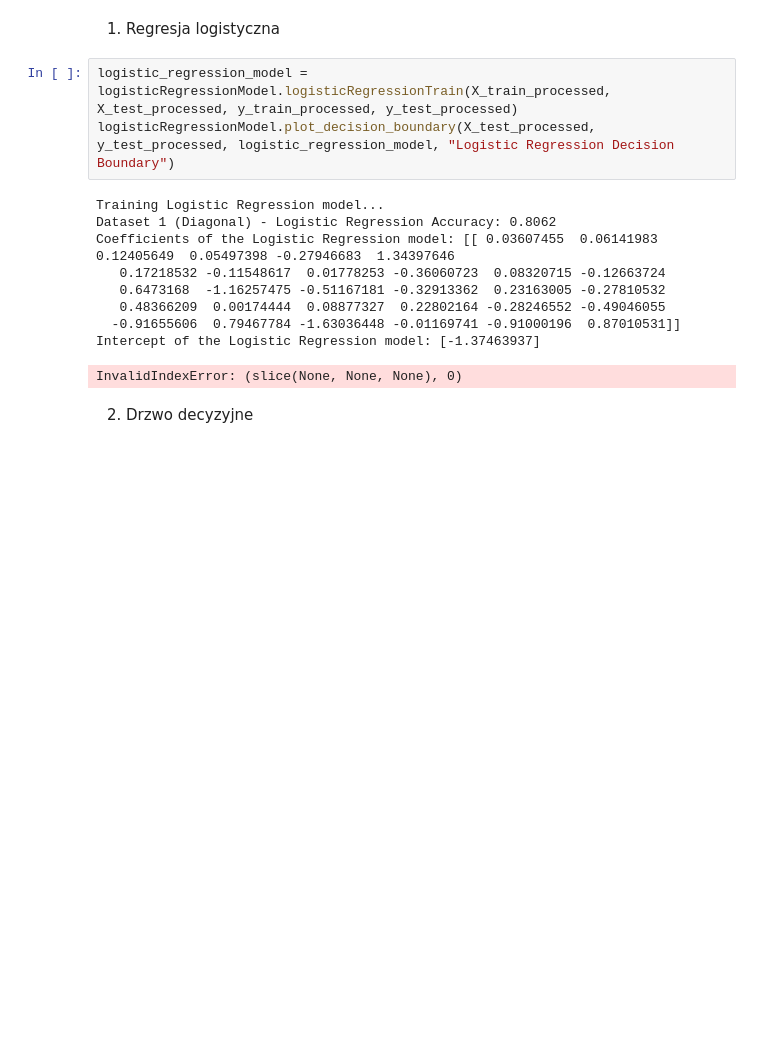
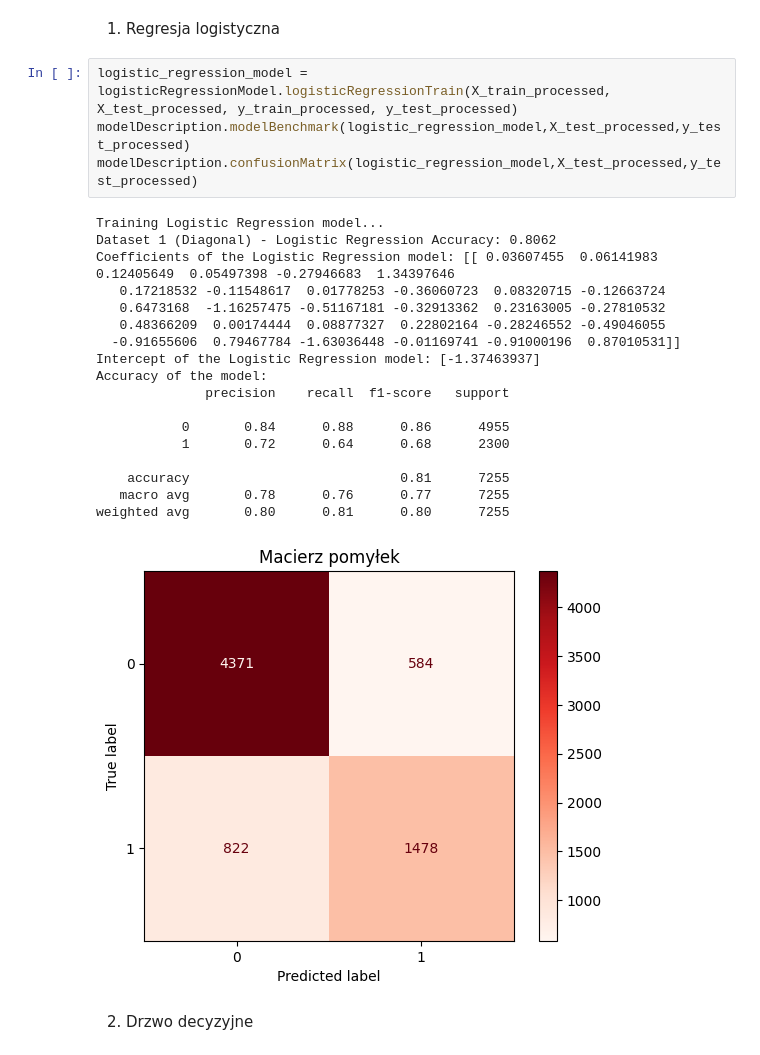
Before and after one commit to KsaweryKomasara/Projekt_KNDS, a Jupyter notebook: Nootebooks/main.ipynb, the cells around one changed output. Drawn from its saved outputs; the diff is of its cells as text; blank space fills up the shorter version.

```diff
--- a/Nootebooks/main.ipynb
+++ b/Nootebooks/main.ipynb
@@ -193,17 +197,27 @@ Processed training dataset:
 1. Regresja logistyczna
 # %%
 logistic_regression_model = logisticRegressionModel.logisticRegressionTrain(X_train_processed, X_test_processed, y_train_processed, y_test_processed)
-logisticRegressionModel.plot_decision_boundary(X_test_processed, y_test_processed, logistic_regression_model, "Logistic Regression Decision Boundary")
+modelDescription.modelBenchmark(logistic_regression_model,X_test_processed,y_test_processed)
+modelDescription.confusionMatrix(logistic_regression_model,X_test_processed,y_test_processed)
 # %% [output]
 Training Logistic Regression model...
 Dataset 1 (Diagonal) - Logistic Regression Accuracy: 0.8062
 Coefficients of the Logistic Regression model: [[ 0.03607455  0.06141983  0.12405649  0.05497398 -0.27946683  1.34397646
    0.17218532 -0.11548617  0.01778253 -0.36060723  0.08320715 -0.12663724
    0.6473168  -1.16257475 -0.51167181 -0.32913362  0.23163005 -0.27810532
    0.48366209  0.00174444  0.08877327  0.22802164 -0.28246552 -0.49046055
   -0.91655606  0.79467784 -1.63036448 -0.01169741 -0.91000196  0.87010531]]
 Intercept of the Logistic Regression model: [-1.37463937]
+Accuracy of the model:
+              precision    recall  f1-score   support
+
+           0       0.84      0.88      0.86      4955
+           1       0.72      0.64      0.68      2300
+
+    accuracy                           0.81      7255
+   macro avg       0.78      0.76      0.77      7255
+weighted avg       0.80      0.81      0.80      7255
-InvalidIndexError: (slice(None, None, None), 0)
+[figure, added]
 # %% [markdown]
 2. Drzwo decyzyjne
 # %%
```
Also changed, not shown: parts of 7 cells of this notebook, 3 other files.
